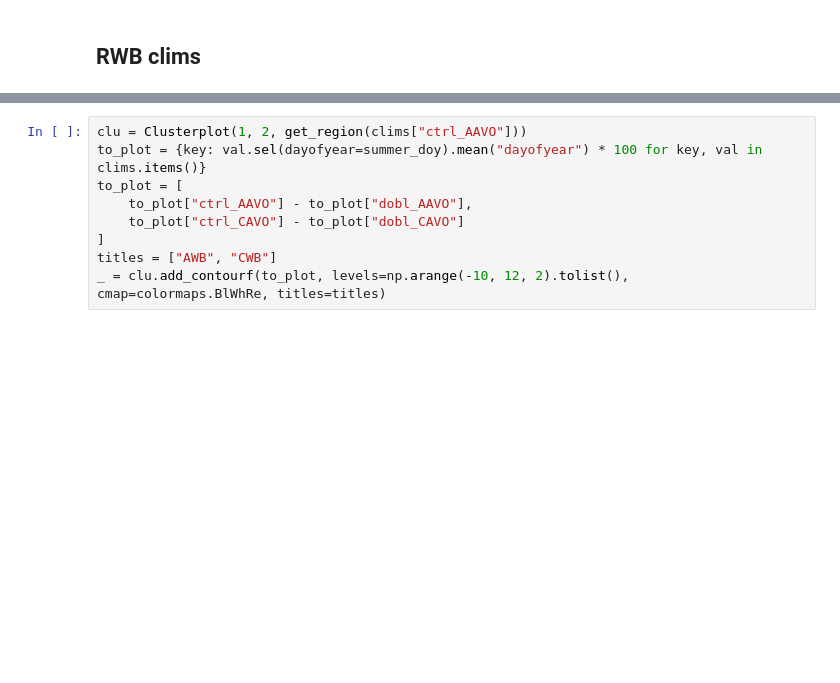
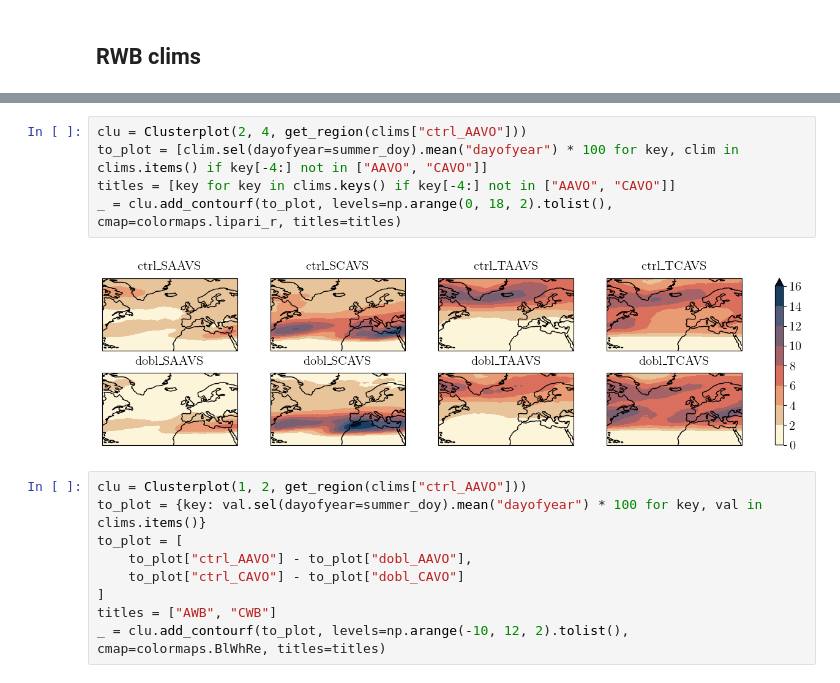
Before and after one commit to hbanderier/persistent-extremes-era5, a Jupyter notebook: Playgrounds/data_henrik_pg.ipynb, the cells around one changed output, grey strips where cells are left out. Cells and saved outputs as stored; diff of their text form; blank space fills up the shorter version.

```diff
--- a/Playgrounds/data_henrik_pg.ipynb
+++ b/Playgrounds/data_henrik_pg.ipynb
@@ -184,3 +215,10 @@ _ = clu.add_contourf(to_plot, levels=np.arange(0, 70, 5).tolist(), cmap=colormap
+# %%
+clu = Clusterplot(2, 4, get_region(clims["ctrl_AAVO"]))
+to_plot = [clim.sel(dayofyear=summer_doy).mean("dayofyear") * 100 for key, clim in clims.items() if key[-4:] not in ["AAVO", "CAVO"]]
+titles = [key for key in clims.keys() if key[-4:] not in ["AAVO", "CAVO"]]
+_ = clu.add_contourf(to_plot, levels=np.arange(0, 18, 2).tolist(), cmap=colormaps.lipari_r, titles=titles)
+# %% [output]
+[figure, added]
 # %%
 clu = Clusterplot(1, 2, get_region(clims["ctrl_AAVO"]))
 to_plot = {key: val.sel(dayofyear=summer_doy).mean("dayofyear") * 100 for key, val in clims.items()}
```
Also changed, not shown: parts of 12 cells of this notebook, 2 other files.
